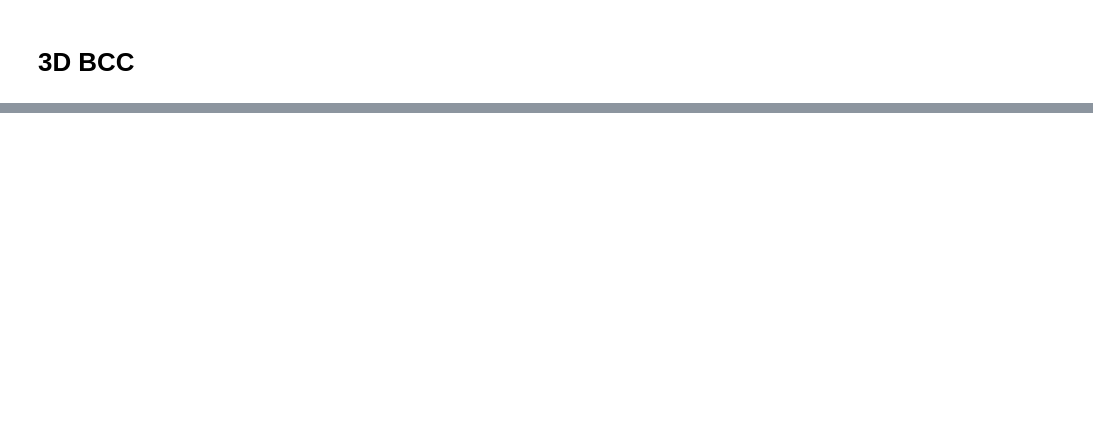
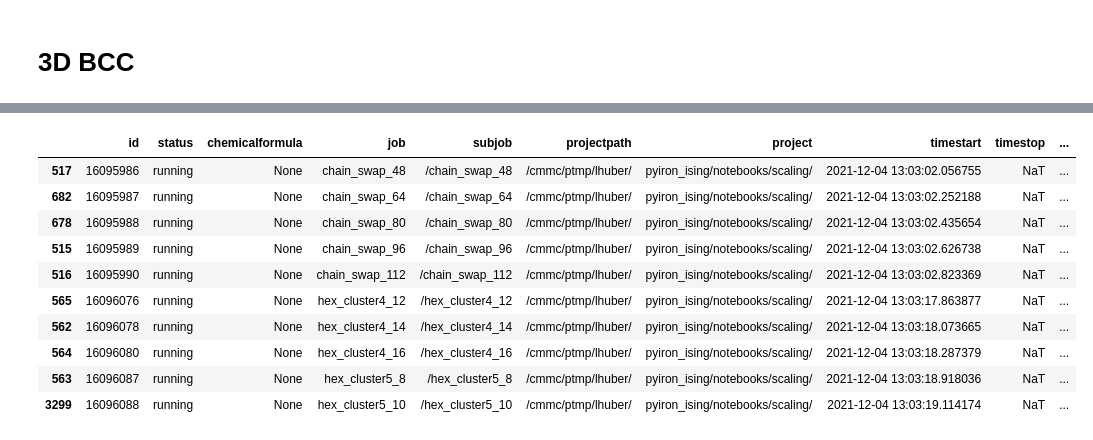
Before and after one commit to liamhuber/pyiron_ising, a Jupyter notebook: notebooks/scaling.ipynb, the cells around one changed output, grey strips where cells are left out. Cells and saved outputs as stored; diff of their text form; code cells hidden in the pictures; blank space fills up the shorter version.

```diff
--- a/notebooks/scaling.ipynb
+++ b/notebooks/scaling.ipynb
@@ -434,0 +579,14 @@ if PLOT:
+# %%
+pr.job_table()[(pr.job_table().hamilton.values == 'ParallelIsing') * (pr.job_table().status.values != 'finished')]
+# %% [output]
+|  | id | status | chemicalformula | job | subjob | projectpath | project | timestart | timestop | ... |
+| 517 | 16095986 | running | None | chain_swap_48 | /chain_swap_48 | /cmmc/ptmp/lhuber/ | pyiron_ising/notebooks/scaling/ | 2021-12-04 13:03:02.056755 | NaT | ... |
+| 682 | 16095987 | running | None | chain_swap_64 | /chain_swap_64 | /cmmc/ptmp/lhuber/ | pyiron_ising/notebooks/scaling/ | 2021-12-04 13:03:02.252188 | NaT | ... |
+| 678 | 16095988 | running | None | chain_swap_80 | /chain_swap_80 | /cmmc/ptmp/lhuber/ | pyiron_ising/notebooks/scaling/ | 2021-12-04 13:03:02.435654 | NaT | ... |
+| 515 | 16095989 | running | None | chain_swap_96 | /chain_swap_96 | /cmmc/ptmp/lhuber/ | pyiron_ising/notebooks/scaling/ | 2021-12-04 13:03:02.626738 | NaT | ... |
+| 516 | 16095990 | running | None | chain_swap_112 | /chain_swap_112 | /cmmc/ptmp/lhuber/ | pyiron_ising/notebooks/scaling/ | 2021-12-04 13:03:02.823369 | NaT | ... |
+| 565 | 16096076 | running | None | hex_cluster4_12 | /hex_cluster4_12 | /cmmc/ptmp/lhuber/ | pyiron_ising/notebooks/scaling/ | 2021-12-04 13:03:17.863877 | NaT | ... |
+| 562 | 16096078 | running | None | hex_cluster4_14 | /hex_cluster4_14 | /cmmc/ptmp/lhuber/ | pyiron_ising/notebooks/scaling/ | 2021-12-04 13:03:18.073665 | NaT | ... |
+| 564 | 16096080 | running | None | hex_cluster4_16 | /hex_cluster4_16 | /cmmc/ptmp/lhuber/ | pyiron_ising/notebooks/scaling/ | 2021-12-04 13:03:18.287379 | NaT | ... |
+| 563 | 16096087 | running | None | hex_cluster5_8 | /hex_cluster5_8 | /cmmc/ptmp/lhuber/ | pyiron_ising/notebooks/scaling/ | 2021-12-04 13:03:18.918036 | NaT | ... |
+| 3299 | 16096088 | running | None | hex_cluster5_10 | /hex_cluster5_10 | /cmmc/ptmp/lhuber/ | pyiron_ising/notebooks/scaling/ | 2021-12-04 13:03:19.114174 | NaT | ... |
```
Also changed, not shown: parts of 14 cells of this notebook, 7 other files.
